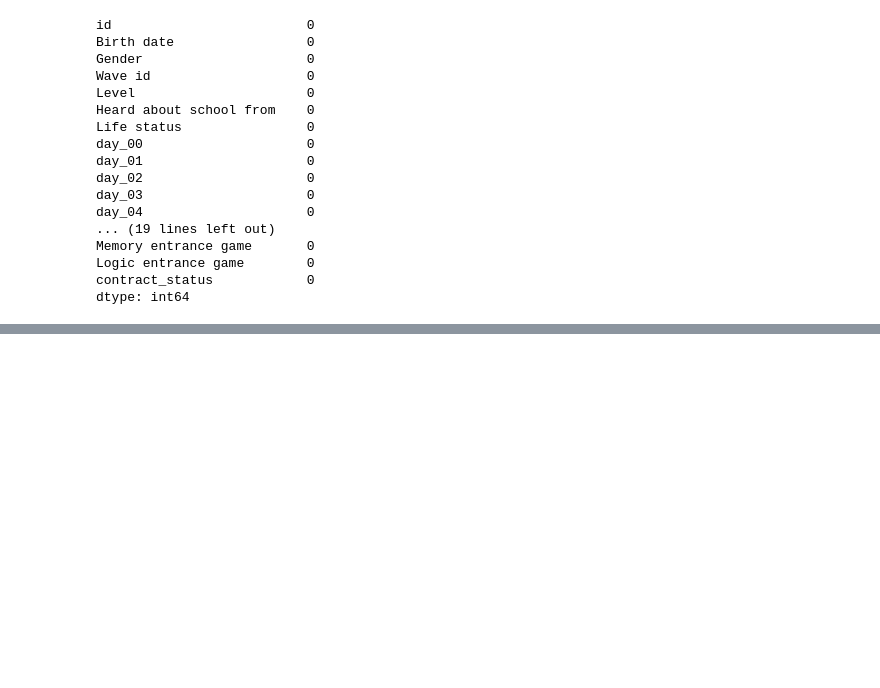
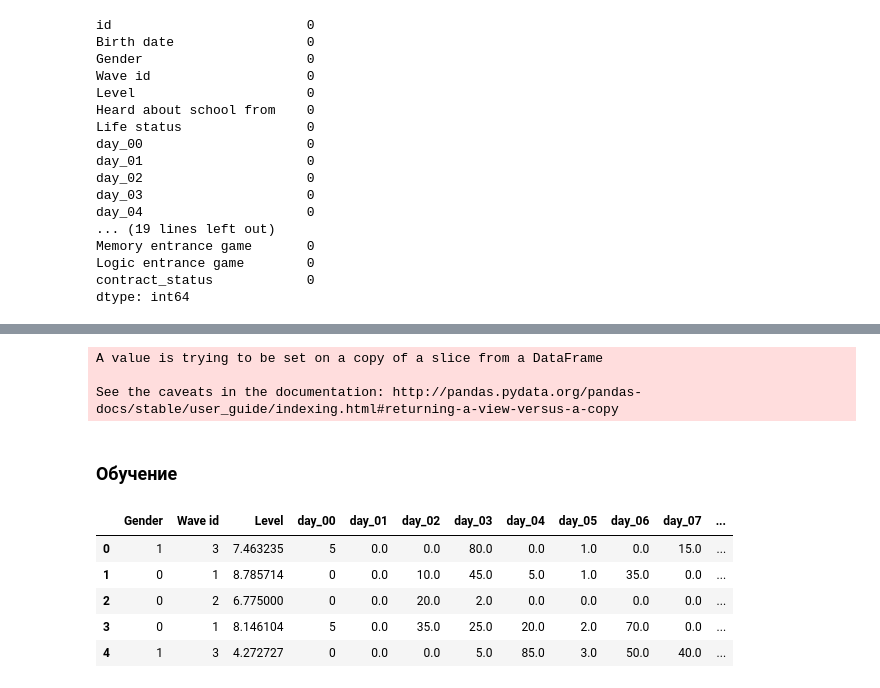
Before and after one commit to MirRinat/Hackaton21, a Jupyter notebook: Preprocessing.ipynb, the cells around one changed output, grey strips where cells are left out. Saved outputs shown, nothing was run; the diff lists cells and outputs as text; code cells hidden in the pictures; blank space fills up the shorter version.

```diff
--- a/Preprocessing.ipynb
+++ b/Preprocessing.ipynb
@@ -150,3 +150,5 @@ Memory entrance game       0
 Logic entrance game        0
 contract_status            0
 dtype: int64
+# %%
+train_data['contract_status'] = [str(train_data['contract_status'][i]) for i in np.arange(train_data.shape[0])] # приведение таргета к str
@@ -152,0 +175,5 @@ dtype: int64
+# %%
+gender = {
+    'male': 1,
+    'female':0
+}
@@ -152,0 +185,9 @@ dtype: int64
+# %%
+for i in np.arange(train_data.shape[0]):
+  train_data['Gender'][i] = gender[train_data['Gender'][i]]
+# %% [output]
+A value is trying to be set on a copy of a slice from a DataFrame
+
+See the caveats in the documentation: http://pandas.pydata.org/pandas-docs/stable/user_guide/indexing.html#returning-a-view-versus-a-copy
+# %% [markdown]
+### Обучение
@@ -152,0 +215,9 @@ dtype: int64
+# %%
+train_data.head()
+# %% [output]
+|  | Gender | Wave id | Level | day_00 | day_01 | day_02 | day_03 | day_04 | day_05 | day_06 | day_07 | ... |
+| 0 | 1 | 3 | 7.463235 | 5 | 0.0 | 0.0 | 80.0 | 0.0 | 1.0 | 0.0 | 15.0 | ... |
+| 1 | 0 | 1 | 8.785714 | 0 | 0.0 | 10.0 | 45.0 | 5.0 | 1.0 | 35.0 | 0.0 | ... |
+| 2 | 0 | 2 | 6.775000 | 0 | 0.0 | 20.0 | 2.0 | 0.0 | 0.0 | 0.0 | 0.0 | ... |
+| 3 | 0 | 1 | 8.146104 | 5 | 0.0 | 35.0 | 25.0 | 20.0 | 2.0 | 70.0 | 0.0 | ... |
+| 4 | 1 | 3 | 4.272727 | 0 | 0.0 | 0.0 | 5.0 | 85.0 | 3.0 | 50.0 | 40.0 | ... |
```
Also changed, not shown: parts of 19 cells of this notebook.
